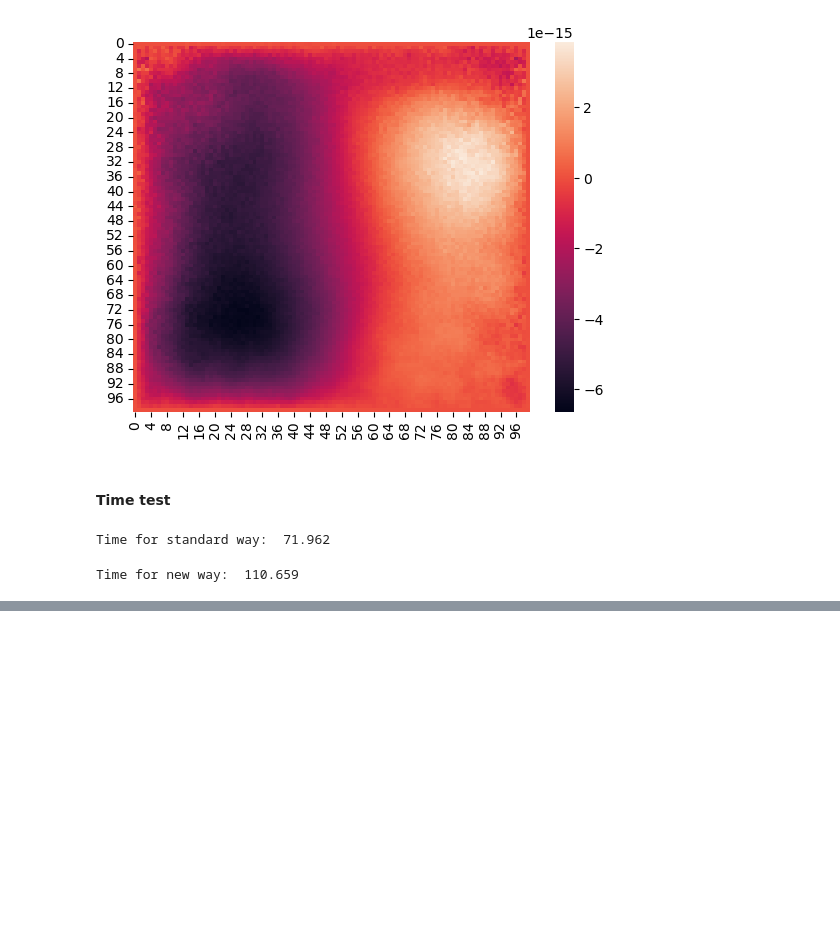
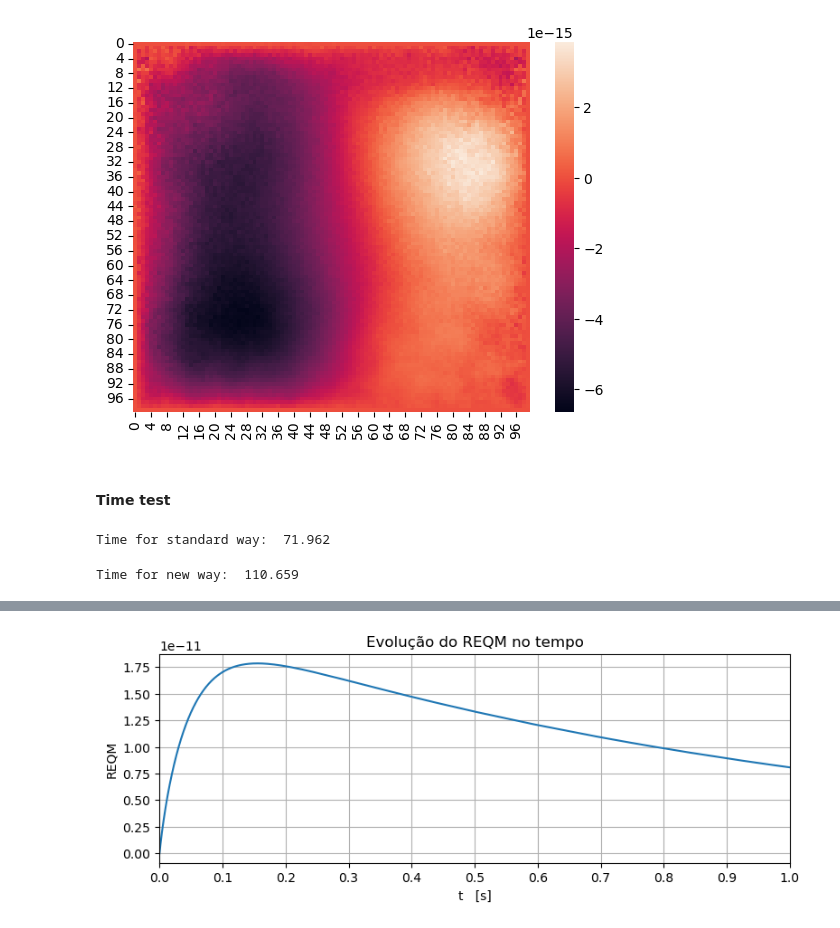
Before and after one commit to ThyCap/Transcal2, a Jupyter notebook: Transient_2D_FEM.ipynb, the cells around one changed output, grey strips where cells are left out. Drawn from its saved outputs; the diff is of its cells as text; code cells hidden in the pictures; blank space fills up the shorter version.

```diff
--- a/Transient_2D_FEM.ipynb
+++ b/Transient_2D_FEM.ipynb
@@ -401,0 +509,28 @@ Time for new way:  110.659
+# %%
+for i in tqdm(range(1, Nt)):
+    q_vec = np.full(Npoints, 100)
+
+    b = A2@T_vec[i - 1] + M@q_vec
+
+    for j in cc:
+        b[j] = 0
+
+    T_vec[i] = Ainv@b
+# %%
+expected_T = np.array([[Tcc(X[i], Y[i], T[j]) for i in range(Npoints)] for j in range(Nt)])
+# %%
+error = abs(T_vec - expected_T)
+# %%
+error_MSE = [np.sqrt(sum(elem**2)/Npoints) for elem in error]
+# %%
+fig, axs = plt.subplots(1, 1, figsize = (9, 3))
+plt.plot(T, error_MSE)
+plt.grid()
+plt.xlabel('t   [s]')
+plt.ylabel('REQM')
+plt.title('Evolução do REQM no tempo')
+plt.xticks(np.arange(0, 1.1, 0.1))
+plt.xlim(0, 1)
+plt.show()
+# %% [output]
+[figure, added]
```
Also changed, not shown: parts of 18 cells of this notebook, 11 other files.
